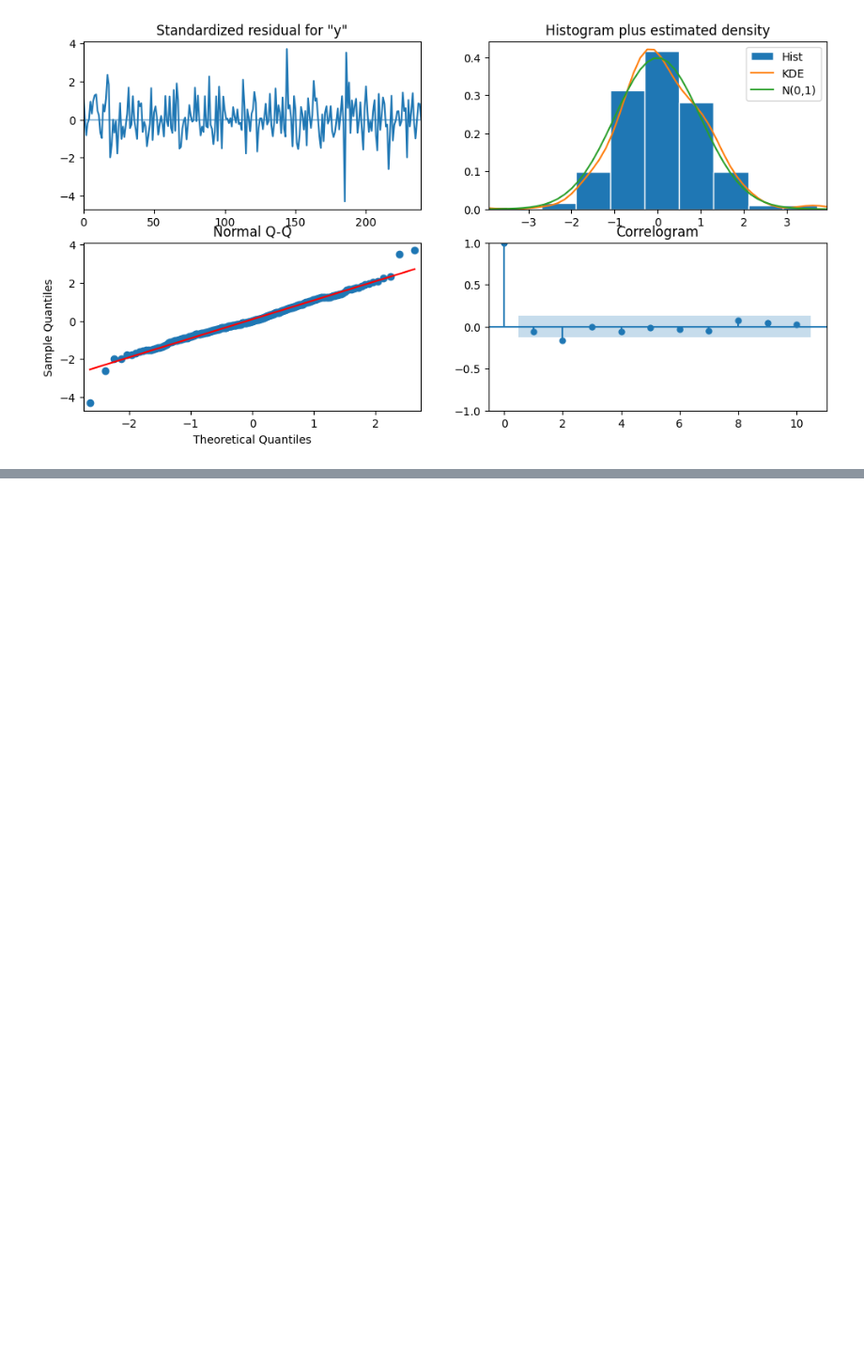
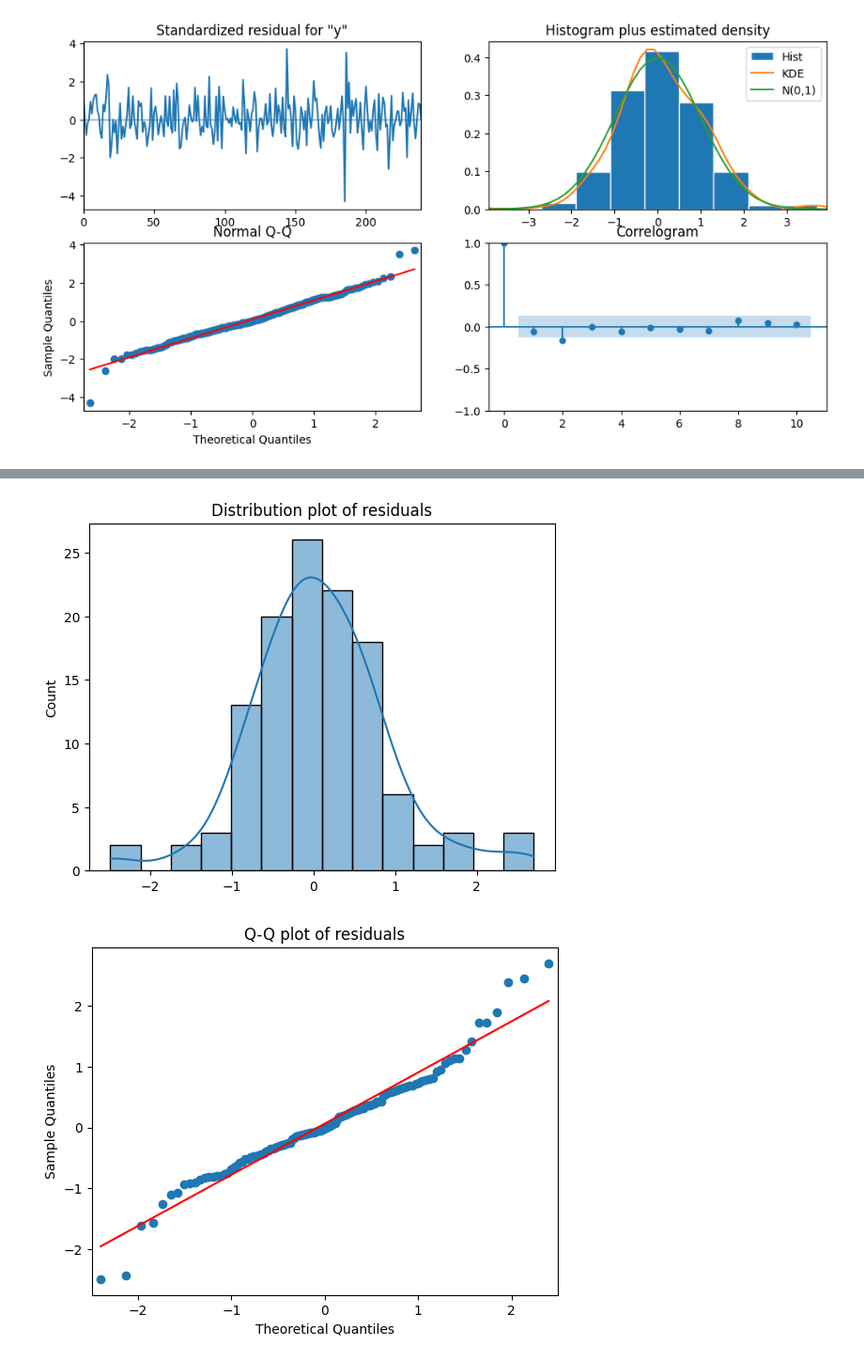
Before and after one commit to Millares95/Investigation_Code, a Jupyter notebook: ultimate_ARIMA_Forcast.ipynb, the cells around one changed output, grey strips where cells are left out. Shown at 94% size. Cells and saved outputs as stored; diff of their text form; code cells hidden in the pictures; blank space fills up the shorter version.

```diff
--- a/ultimate_ARIMA_Forcast.ipynb
+++ b/ultimate_ARIMA_Forcast.ipynb
@@ -490,0 +569,11 @@ model_fitted.plot_diagnostics(figsize=(12, 6))
+# %%
+# 2. Checking normality of residuals using distribution plot and q-q plot
+plt.figure()
+sns.histplot(residual, kde = True)
+plt.title('Distribution plot of residuals')
+sm.qqplot(residual, line = 'r')
+plt.title('Q-Q plot of residuals')
+plt.show()
+# %% [output]
+[figure, added]
+[figure, added]
```
Also changed, not shown: parts of 8 cells of this notebook.
